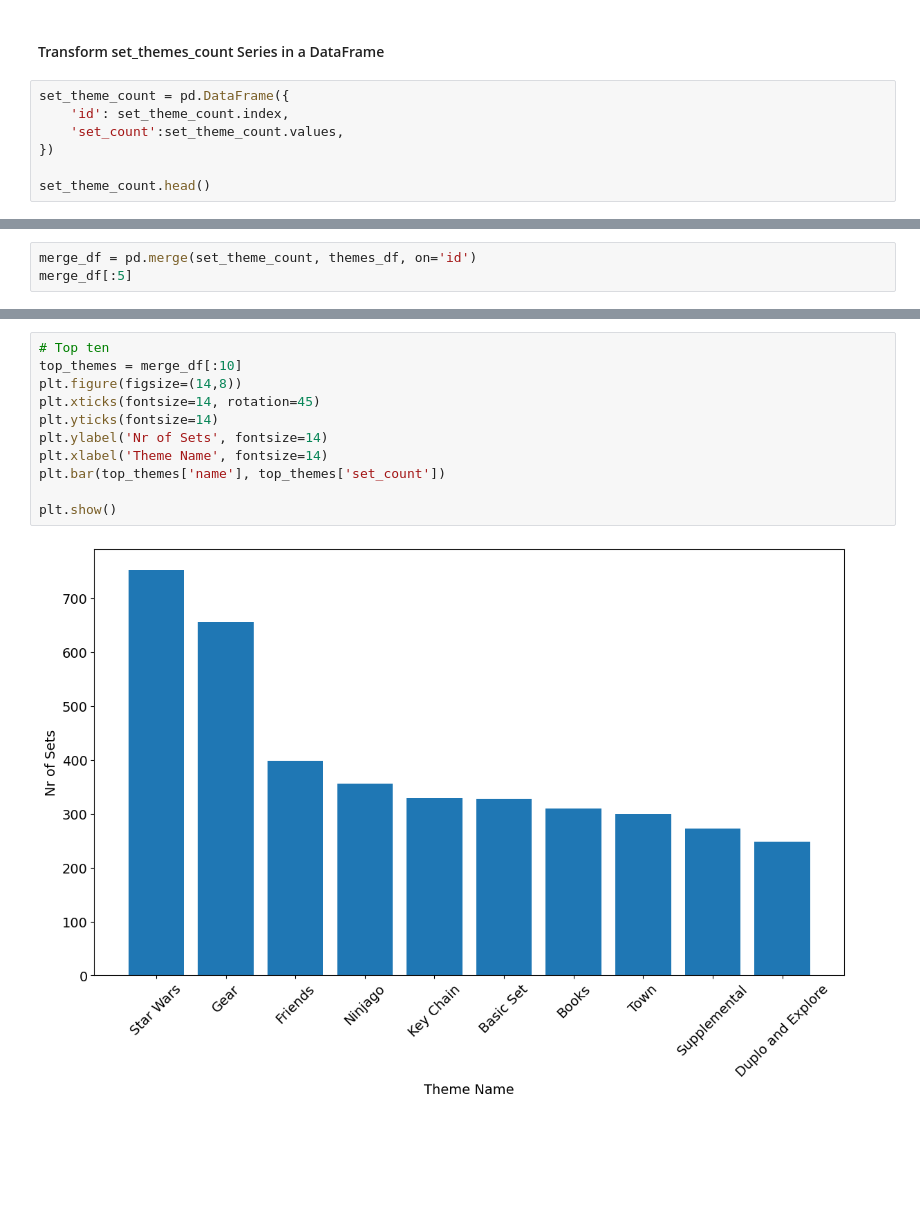
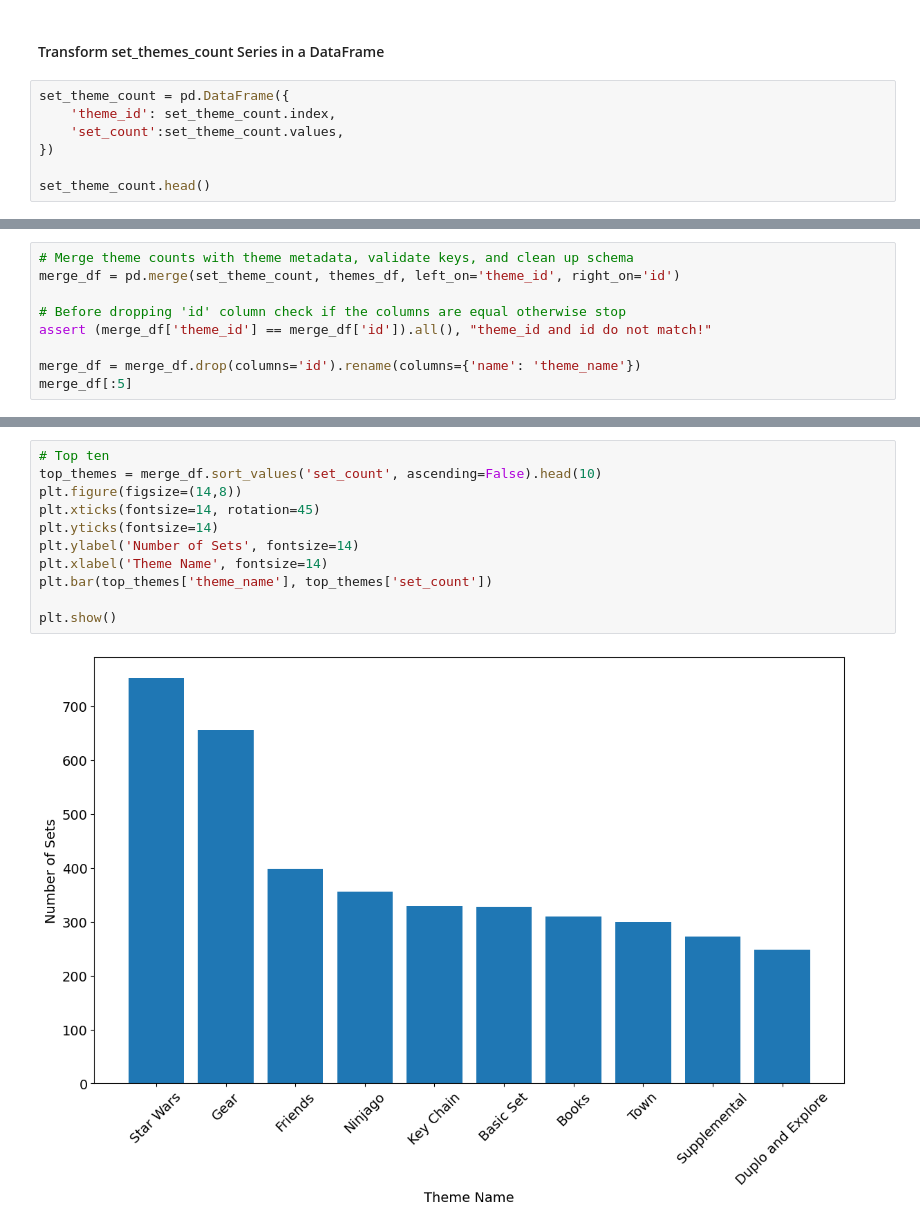
Before and after one commit to Zamir29/100-days-of-Python, a Jupyter notebook: day_74/Lego_Analysis_for_Course.ipynb, the cells around one changed output, grey strips where cells are left out. Cells and saved outputs as stored; diff of their text form; blank space fills up the shorter version.

Commit message:
(day_74): add merge-based theme analysis and top themes chart

```diff
--- a/day_74/Lego_Analysis_for_Course.ipynb
+++ b/day_74/Lego_Analysis_for_Course.ipynb
@@ -377,7 +377,7 @@ sets_df[sets_df['theme_id'] == star_wars_id['id'][174]]
 #### Transform set_themes_count Series in a DataFrame
 # %%
 set_theme_count = pd.DataFrame({
-    'id': set_theme_count.index,
+    'theme_id': set_theme_count.index,
     'set_count':set_theme_count.values,
 })
 
@@ -389,6 +389,3 @@ set_theme_count.head()
 | 2 | 494 | 398 |
 | 3 | 435 | 356 |
 | 4 | 503 | 329 |
-# %%
-merge_df = pd.merge(set_theme_count, themes_df, on='id')
-merge_df[:5]
@@ -401,0 +392,9 @@ merge_df[:5]
+# %%
+# Merge theme counts with theme metadata, validate keys, and clean up schema
+merge_df = pd.merge(set_theme_count, themes_df, left_on='theme_id', right_on='id')
+
+# Before dropping 'id' column check if the columns are equal otherwise stop
+assert (merge_df['theme_id'] == merge_df['id']).all(), "theme_id and id do not match!"
+
+merge_df = merge_df.drop(columns='id').rename(columns={'name': 'theme_name'})
+merge_df[:5]
@@ -402,13 +408,13 @@ merge_df[:5]
 # %%
 # Top ten
-top_themes = merge_df[:10]
+top_themes = merge_df.sort_values('set_count', ascending=False).head(10)
 plt.figure(figsize=(14,8))
 plt.xticks(fontsize=14, rotation=45)
 plt.yticks(fontsize=14)
-plt.ylabel('Nr of Sets', fontsize=14)
+plt.ylabel('Number of Sets', fontsize=14)
 plt.xlabel('Theme Name', fontsize=14)
-plt.bar(top_themes['name'], top_themes['set_count'])
+plt.bar(top_themes['theme_name'], top_themes['set_count'])
 
 plt.show()
 # %% [output]
-[figure, old version]
+[figure, new version]
```
Also changed, not shown: parts of 3 cells of this notebook.
